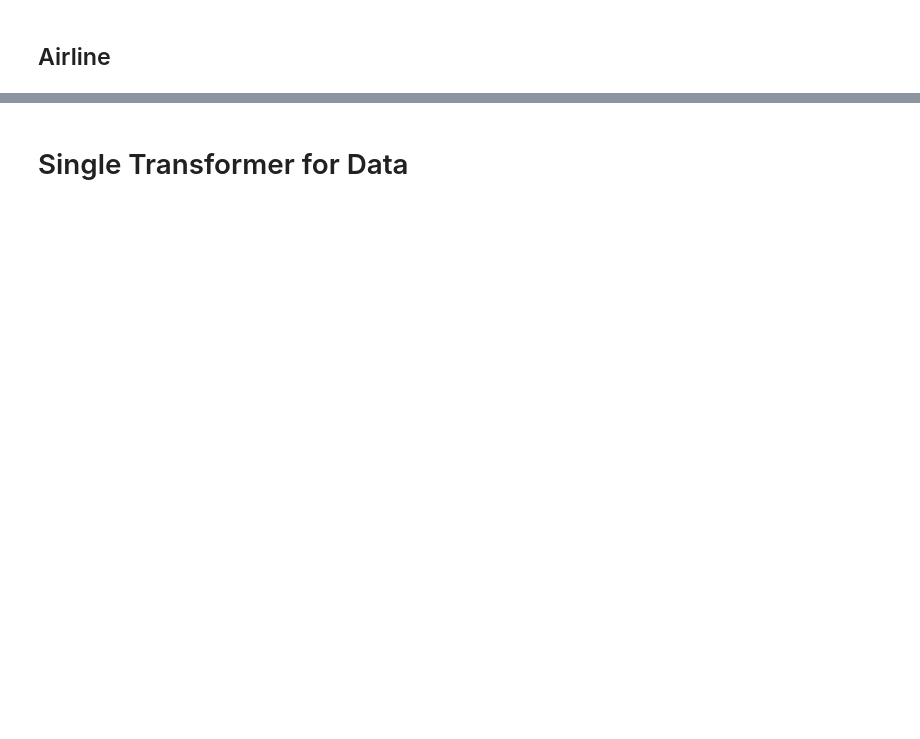
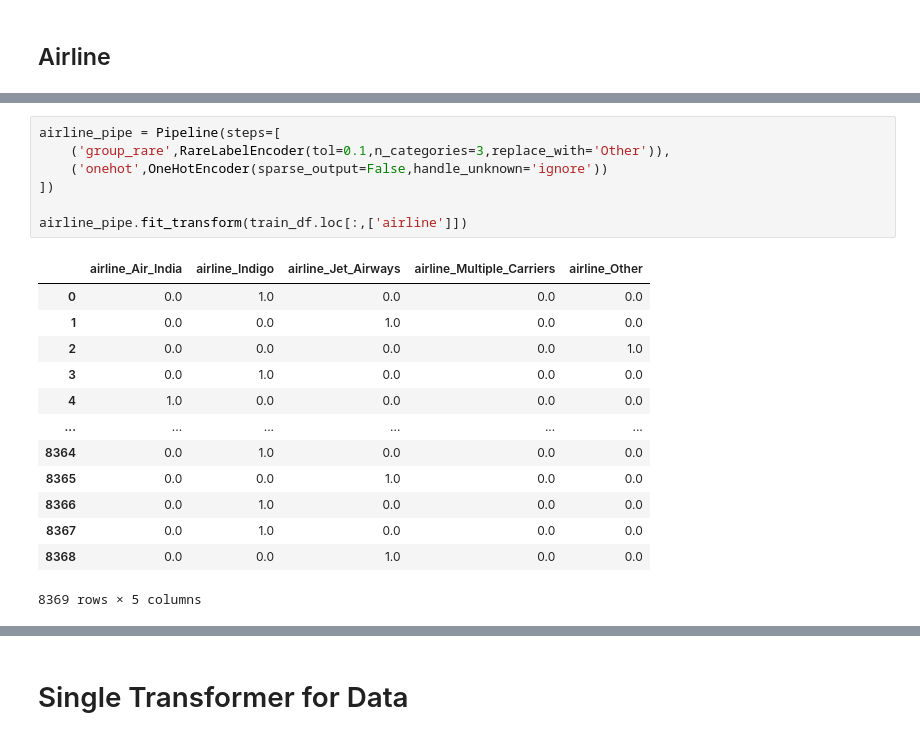
Before and after one commit to Himanshu-1703/Flight-Price-Prediction, a Jupyter notebook: new_notebooks/Feature_Engineering_New.ipynb, the cells around one changed output, grey strips where cells are left out. Drawn from its saved outputs; the diff is of its cells as text; blank space fills up the shorter version.

```diff
--- a/new_notebooks/Feature_Engineering_New.ipynb
+++ b/new_notebooks/Feature_Engineering_New.ipynb
@@ -112,0 +138,21 @@ Are the data types same in both train and test data --> True
+# %%
+airline_pipe = Pipeline(steps=[
+    ('group_rare',RareLabelEncoder(tol=0.1,n_categories=3,replace_with='Other')),
+    ('onehot',OneHotEncoder(sparse_output=False,handle_unknown='ignore'))
+])
+
+airline_pipe.fit_transform(train_df.loc[:,['airline']])
+# %% [output]
+|  | airline_Air_India | airline_Indigo | airline_Jet_Airways | airline_Multiple_Carriers | airline_Other |
+| 0 | 0.0 | 1.0 | 0.0 | 0.0 | 0.0 |
+| 1 | 0.0 | 0.0 | 1.0 | 0.0 | 0.0 |
+| 2 | 0.0 | 0.0 | 0.0 | 0.0 | 1.0 |
+| 3 | 0.0 | 1.0 | 0.0 | 0.0 | 0.0 |
+| 4 | 1.0 | 0.0 | 0.0 | 0.0 | 0.0 |
+| ... | ... | ... | ... | ... | ... |
+| 8364 | 0.0 | 1.0 | 0.0 | 0.0 | 0.0 |
+| 8365 | 0.0 | 0.0 | 1.0 | 0.0 | 0.0 |
+| 8366 | 0.0 | 1.0 | 0.0 | 0.0 | 0.0 |
+| 8367 | 0.0 | 1.0 | 0.0 | 0.0 | 0.0 |
+| 8368 | 0.0 | 0.0 | 1.0 | 0.0 | 0.0 |
+8369 rows × 5 columns
```
Also changed, not shown: parts of 60 cells of this notebook, 2 other files.
